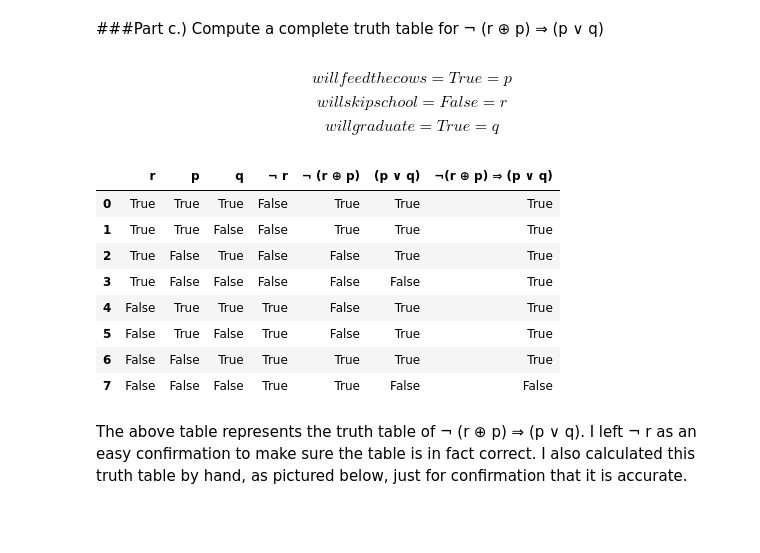
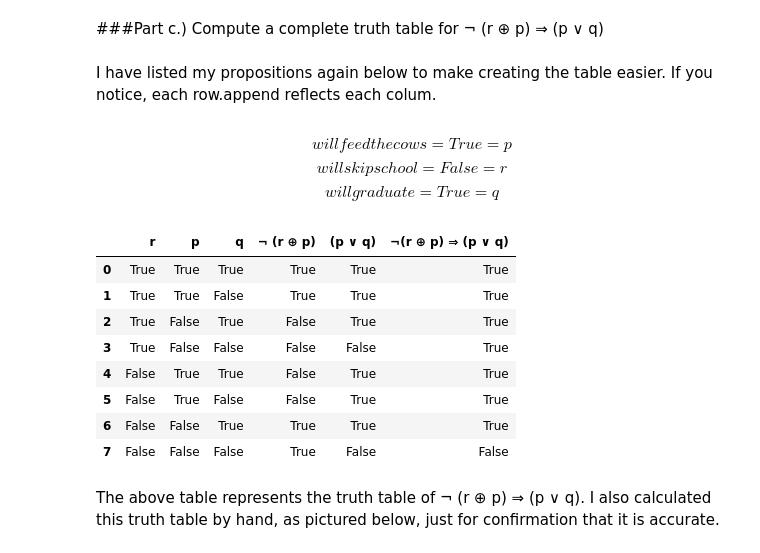
Before and after one commit to Jett987/Discrete_Mathematics, a Jupyter notebook: McDowellJett_CPSMA_3913_01_Module7_Logic.ipynb, the cells around one changed output. Drawn from its saved outputs; the diff is of its cells as text; code cells hidden in the pictures; blank space fills up the shorter version.

```diff
--- a/McDowellJett_CPSMA_3913_01_Module7_Logic.ipynb
+++ b/McDowellJett_CPSMA_3913_01_Module7_Logic.ipynb
@@ -54,6 +54,8 @@ implies(willskipschool,willfeedthecows)
 True
 # %% [markdown]
 ###Part c.) Compute a complete truth table for ¬ (r ⊕ p) ⇒ (p ∨ q)
+# %% [markdown]
+I have listed my propositions again below to make creating the table easier. If you notice, each row.append reflects each colum.
 # %% [markdown]
 $$willfeedthecows = True = p$$
 $$willskipschool = False = r$$
@@ -69,7 +71,6 @@ for willskipschool in values:
       row.append(willskipschool)
       row.append(willfeedthecows)
       row.append(willgraduate)
-      row.append(not(willskipschool))
       row.append(not(willskipschool ^ willfeedthecows))
       row.append((willfeedthecows) or willgraduate)
       row.append(implies(not(willskipschool ^ willfeedthecows), willfeedthecows or willgraduate))
@@ -77,19 +78,19 @@ for willskipschool in values:
 # %%
 import pandas as pd
 
-df = pd.DataFrame(table,columns = ['r','p','q','¬ r','¬ (r ⊕ p)','(p ∨ q)','¬(r ⊕ p) ⇒ (p ∨ q)'] )
+df = pd.DataFrame(table,columns = ['r','p','q','¬ (r ⊕ p)','(p ∨ q)','¬(r ⊕ p) ⇒ (p ∨ q)'] )
 df
 # %% [output]
-|  | r | p | q | ¬ r | ¬ (r ⊕ p) | (p ∨ q) | ¬(r ⊕ p) ⇒ (p ∨ q) |
-| 0 | True | True | True | False | True | True | True |
-| 1 | True | True | False | False | True | True | True |
-| 2 | True | False | True | False | False | True | True |
-| 3 | True | False | False | False | False | False | True |
-| 4 | False | True | True | True | False | True | True |
-| 5 | False | True | False | True | False | True | True |
-| 6 | False | False | True | True | True | True | True |
-| 7 | False | False | False | True | True | False | False |
+|  | r | p | q | ¬ (r ⊕ p) | (p ∨ q) | ¬(r ⊕ p) ⇒ (p ∨ q) |
+| 0 | True | True | True | True | True | True |
+| 1 | True | True | False | True | True | True |
+| 2 | True | False | True | False | True | True |
+| 3 | True | False | False | False | False | True |
+| 4 | False | True | True | False | True | True |
+| 5 | False | True | False | False | True | True |
+| 6 | False | False | True | True | True | True |
+| 7 | False | False | False | True | False | False |
 # %% [markdown]
-The above table represents the truth table of ¬ (r ⊕ p) ⇒ (p ∨ q). I left ¬ r as an easy confirmation to make sure the table is in fact correct. I also calculated this truth table by hand, as pictured below, just for confirmation that it is accurate.
+The above table represents the truth table of ¬ (r ⊕ p) ⇒ (p ∨ q). I also calculated this truth table by hand, as pictured below, just for confirmation that it is accurate.
 # %% [markdown]
 ![Truth Table.JPG](embedded-picture-1)
```
